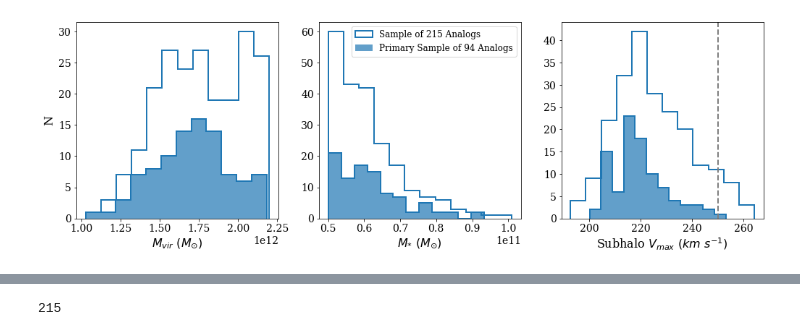
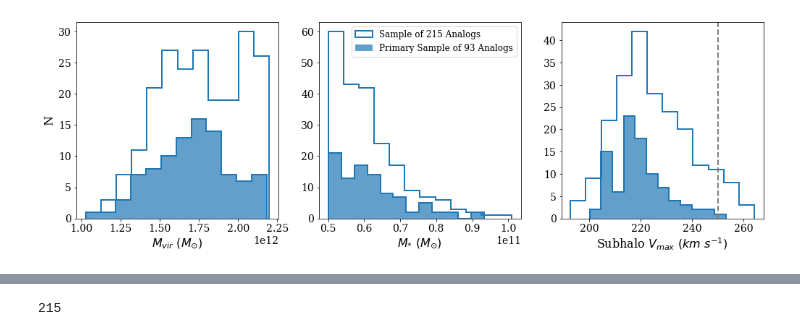
Before and after one commit to ekta1224/IllustrisAD, a Jupyter notebook: TNG_v2/plot_TNG_sample_properties_primary.ipynb, the cells around one changed output, grey strips where cells are left out. Cells and saved outputs as stored; diff of their text form; code cells hidden in the pictures.

```diff
--- a/TNG_v2/plot_TNG_sample_properties_primary.ipynb
+++ b/TNG_v2/plot_TNG_sample_properties_primary.ipynb
@@ -34,28 +34,28 @@ fvmax = fsample[:,9]
 # %%
 plt.figure(figsize=(17,5))
 plt.subplot(131)
 plt.hist(halo_mass, bins = 12, lw=2, color='C0',alpha=0.7,)
 plt.hist(halo_mass, bins = 12, lw=2, histtype='step',color='C0')
 plt.hist(fhalo_mass, bins = 12,  histtype='step', lw=2)
 plt.xlabel(r'$M_{vir}\, \, (M_{\odot})$')
 plt.ylabel('N')
 
 plt.subplot(132)
 plt.hist(fstellar_mass, bins = 12, histtype='step', lw=2, label='Sample of 215 Analogs')
-plt.hist(stellar_mass, bins = 12, color='C0', lw=2, alpha=0.7,label='Primary Sample of 94 Analogs')
+plt.hist(stellar_mass, bins = 12, color='C0', lw=2, alpha=0.7,label='Primary Sample of 93 Analogs')
 plt.hist(stellar_mass, bins = 12, lw=2, histtype='step',color='C0')
 plt.xlabel(r'$M_{*}\, \, (M_{\odot})$')
 plt.legend(fontsize=12)
 
 plt.subplot(133)
 plt.hist(vmax, bins = 12, color='C0',alpha=0.7, lw=2)
 plt.hist(vmax, bins = 12, color='C0',histtype='step', lw=2)
 plt.hist(fvmax, bins = 12, histtype='step', lw=2)
 plt.xlabel(r'Subhalo $V_{max}\,\, (km \, \, s^{-1})$')
 plt.axvline(x=250, ls='--',c='gray')
 plt.savefig('properties_histograms.png')
 # %% [output]
-[figure, old version]
+[figure, new version]
 # %%
 mergers = np.loadtxt('M31analogs_merger_props_TNG100_revised.txt')
 all_ids = mergers[:,0]
```
Also changed, not shown: parts of 5 cells of this notebook.
